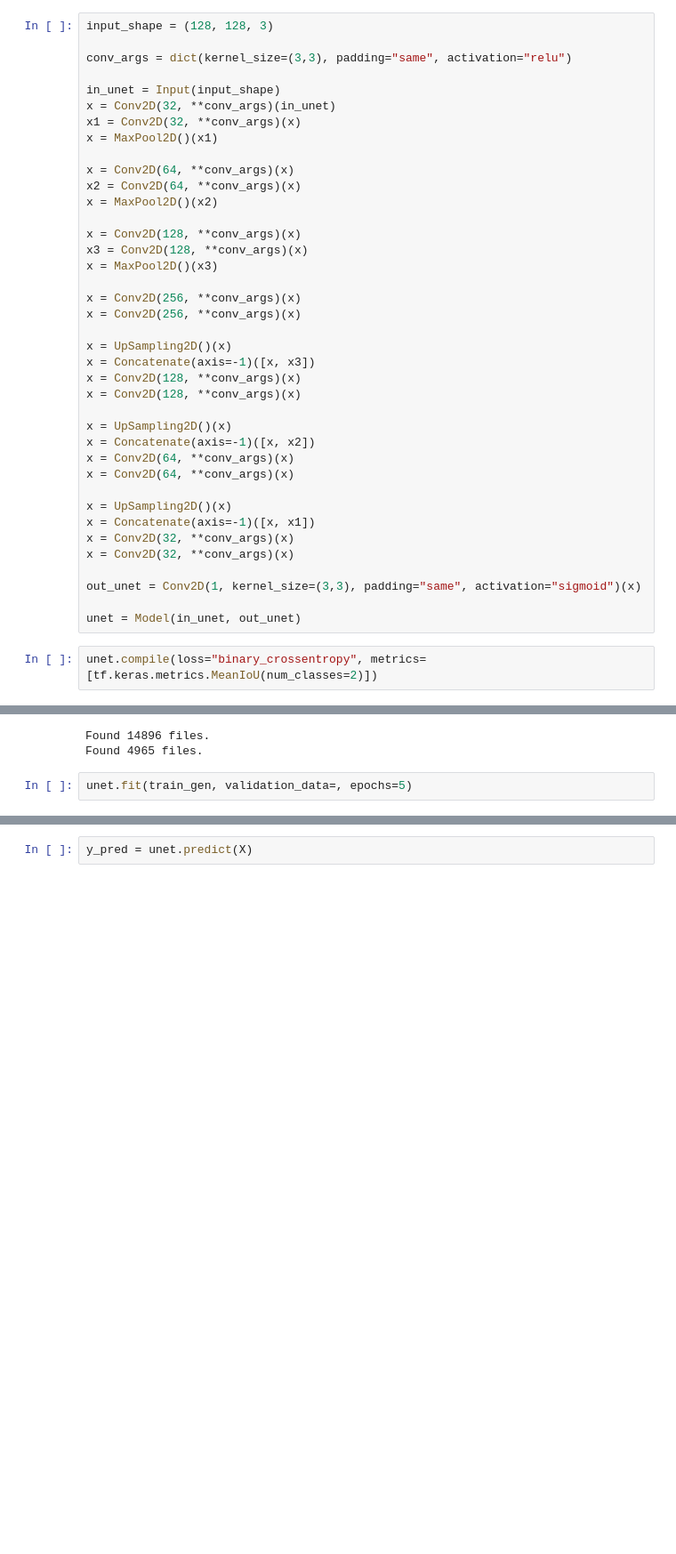
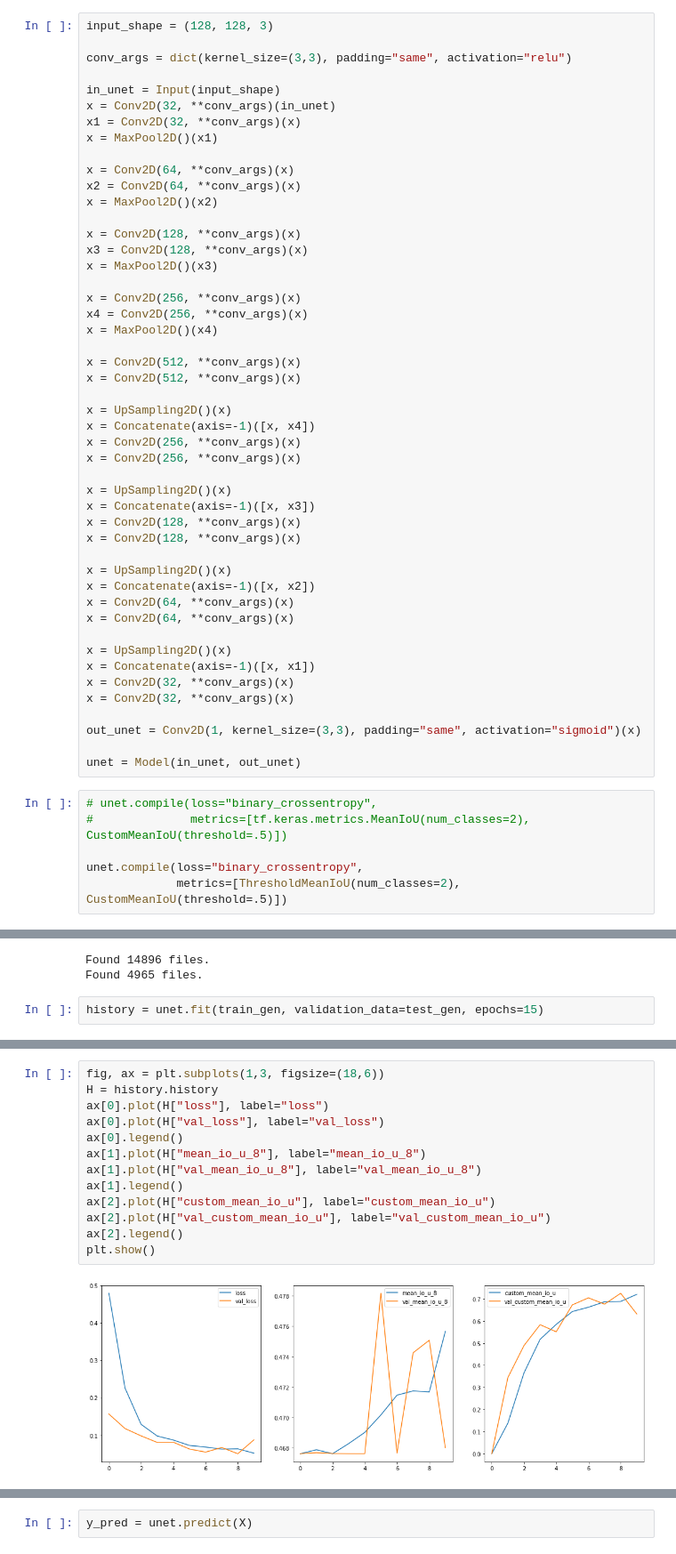
Before and after one commit to A-Stangeland/SolarDetection, a Jupyter notebook: unet_model.ipynb, the cells around one changed output, grey strips where cells are left out. Shown at 89% size. Cells and saved outputs as stored; diff of their text form; blank space fills up the shorter version.

```diff
--- a/unet_model.ipynb
+++ b/unet_model.ipynb
@@ -28,6 +50,15 @@ x = Conv2D(128, **conv_args)(x)
 x3 = Conv2D(128, **conv_args)(x)
 x = MaxPool2D()(x3)
 
+x = Conv2D(256, **conv_args)(x)
+x4 = Conv2D(256, **conv_args)(x)
+x = MaxPool2D()(x4)
+
+x = Conv2D(512, **conv_args)(x)
+x = Conv2D(512, **conv_args)(x)
+
+x = UpSampling2D()(x)
+x = Concatenate(axis=-1)([x, x4])
 x = Conv2D(256, **conv_args)(x)
 x = Conv2D(256, **conv_args)(x)
 
@@ -50,7 +81,11 @@ out_unet = Conv2D(1, kernel_size=(3,3), padding="same", activation="sigmoid")(x)
 
 unet = Model(in_unet, out_unet)
 # %%
-unet.compile(loss="binary_crossentropy", metrics=[tf.keras.metrics.MeanIoU(num_classes=2)])
+# unet.compile(loss="binary_crossentropy",
+#              metrics=[tf.keras.metrics.MeanIoU(num_classes=2), CustomMeanIoU(threshold=.5)])
+
+unet.compile(loss="binary_crossentropy",
+             metrics=[ThresholdMeanIoU(num_classes=2), CustomMeanIoU(threshold=.5)])
 # %%
 import data_generation
 
@@ -60,5 +95,5 @@ test_gen = data_generation.SegmentationDataGenerator("./test_dataset/test")
 Found 14896 files.
 Found 4965 files.
 # %%
-unet.fit(train_gen, validation_data=, epochs=5)
+history = unet.fit(train_gen, validation_data=test_gen, epochs=15)
 # %% [output]
@@ -78,0 +105,15 @@ SyntaxError: closing parenthesis ']' does not match opening parenthesis '(' (Tem
+# %%
+fig, ax = plt.subplots(1,3, figsize=(18,6))
+H = history.history
+ax[0].plot(H["loss"], label="loss")
+ax[0].plot(H["val_loss"], label="val_loss")
+ax[0].legend()
+ax[1].plot(H["mean_io_u_8"], label="mean_io_u_8")
+ax[1].plot(H["val_mean_io_u_8"], label="val_mean_io_u_8")
+ax[1].legend()
+ax[2].plot(H["custom_mean_io_u"], label="custom_mean_io_u")
+ax[2].plot(H["val_custom_mean_io_u"], label="val_custom_mean_io_u")
+ax[2].legend()
+plt.show()
+# %% [output]
+[figure, added]
```
Also changed, not shown: parts of 11 cells of this notebook.
